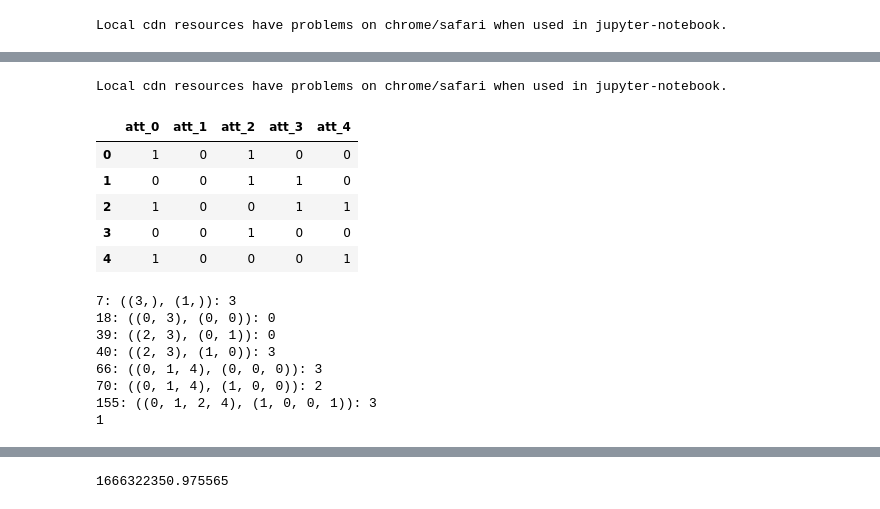
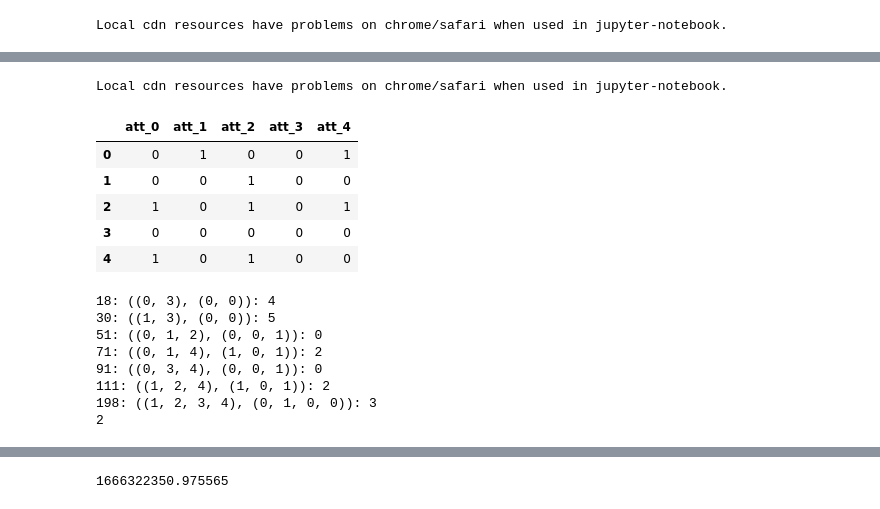
Before and after one commit to 666sneakydevil/initial_explorations, a Jupyter notebook: toy_model_ILP/functions_create_data.ipynb, the cells around one changed output, grey strips where cells are left out. Drawn from its saved outputs; the diff is of its cells as text; code cells hidden in the pictures.

Commit message:
latest backup
Started working on a margin consistent version of the DN03 attack method.

```diff
--- a/toy_model_ILP/functions_create_data.ipynb
+++ b/toy_model_ILP/functions_create_data.ipynb
@@ -1391,9 +1395,9 @@ display(single_basic_run(n,m,c,N_q,N_sols,N_trials,dist,n_part,m_part))
 # %% [markdown]
 ## Making some data to plot a comparison of partial info
 # %%
-c = 2
+c = 1
 n = 10
-m = 5
+m = 4
 # N_q = 150
 N_sols = 1000
 N_trials = 15
@@ -1411,0 +1488,21 @@ with open(filename, 'w') as f:
+# %%
+plt.figure()
+
+x = data[1]
+for i in data[0].keys():
+    y = data[0][i]
+    plt.plot(x, y, label = f'{i}')
+
+
+plt.xlabel('Number of queries, $N_q$')
+plt.ylabel('$N_{sols}$')
+# plt.xscale('log')
+plt.yscale('log')
+# plt.title("Averages of methods, 40 trials, n=10, m=4, c=1")
+plt.title(f'Partial info comparison for $c=2, m=5, n=10, N_{{trials}} =20$')
+# plt.title(f"$c$")
+# plt.ylim([0,105])
+plt.legend()
+# plt.savefig(f'compare_partials_data_additive/figures/c_2_m_5_n_10_first.pdf')
+plt.show()
+# plt.close()
@@ -2076,47 +2179,47 @@ for quer in gen_queries_all(m):
 for e in edge_data:
     src = e[0]
     dst = e[1]
     w = str(e[2])
 
     nt.add_node(src, str(src), title=str(numbering.inverse[src])+ ': '+ str(quer_counts[numbering.inverse[src]]) + '\n' + 'visits: ' + str(path_nodes[src]) + '\n')
     nt.add_node(dst, str(dst), title=str(numbering.inverse[dst])+ ': '+ str(quer_counts[numbering.inverse[dst]]) + '\n' + 'visits: ' + str(path_nodes[dst]) + '\n')
     nt.add_edge(src, dst, value=w, title = temp_data[1][(src,dst)])
 
 neighbor_map = nt.get_adj_list()
 # print(neighbor_map)
 
 # add neighbor data to node hover data
 for node in nt.nodes:
     node["title"] += " Neighbors: \n" + "\n".join([str(x) for x in neighbor_map[node["id"]]])
     # node["title"] += " Neighbors: \n" + "\n".join(str(neighbor_map[node["id"]]))
     # node["value"] = len(neighbor_map[node["id"]])
     node["value"] = path_nodes[node["id"]]
 
 display(db)
 # print(quer_counts[(2,4),()])
 nt.show_buttons(filter_=['physics'])
-new_sol = [7, 18, 39, 40, 66, 70, 155]
+new_sol = (18, 30, 51, 71, 91, 111, 198)
 for i in new_sol: print(str(i) +': '+ str(numbering.inverse[i])+ ': '+ str(quer_counts[numbering.inverse[i]]))
 print(get_fitness(new_sol,n,m,c,quer_counts,N_sols,numbering))
 # new_sol = [7, 18, 39, 40, 66, 70, 148,155]
 # print(get_fitness(new_sol,n,m,c,quer_counts,N_sols,numbering))
 nt.show("network_html/large_m_same_db_SA_few_times.html")
 # %% [output]
 Local cdn resources have problems on chrome/safari when used in jupyter-notebook.
 |  | att_0 | att_1 | att_2 | att_3 | att_4 |
-| 0 | 1 | 0 | 1 | 0 | 0 |
-| 1 | 0 | 0 | 1 | 1 | 0 |
-| 2 | 1 | 0 | 0 | 1 | 1 |
-| 3 | 0 | 0 | 1 | 0 | 0 |
-| 4 | 1 | 0 | 0 | 0 | 1 |
+| 0 | 0 | 1 | 0 | 0 | 1 |
+| 1 | 0 | 0 | 1 | 0 | 0 |
+| 2 | 1 | 0 | 1 | 0 | 1 |
+| 3 | 0 | 0 | 0 | 0 | 0 |
+| 4 | 1 | 0 | 1 | 0 | 0 |
-7: ((3,), (1,)): 3
-18: ((0, 3), (0, 0)): 0
-39: ((2, 3), (0, 1)): 0
-40: ((2, 3), (1, 0)): 3
-66: ((0, 1, 4), (0, 0, 0)): 3
-70: ((0, 1, 4), (1, 0, 0)): 2
-155: ((0, 1, 2, 4), (1, 0, 0, 1)): 3
-1
+18: ((0, 3), (0, 0)): 4
+30: ((1, 3), (0, 0)): 5
+51: ((0, 1, 2), (0, 0, 1)): 0
+71: ((0, 1, 4), (1, 0, 1)): 2
+91: ((0, 3, 4), (0, 0, 1)): 0
+111: ((1, 2, 4), (1, 0, 1)): 2
+198: ((1, 2, 3, 4), (0, 1, 0, 0)): 3
+2
 [interactive output not drawn]
 # %%
 # filename = f'small_example_data/n_{n}_m_{m}_example_1_quer_counts.json'
```
Also changed, not shown: parts of 12 cells of this notebook, 8 other files.
